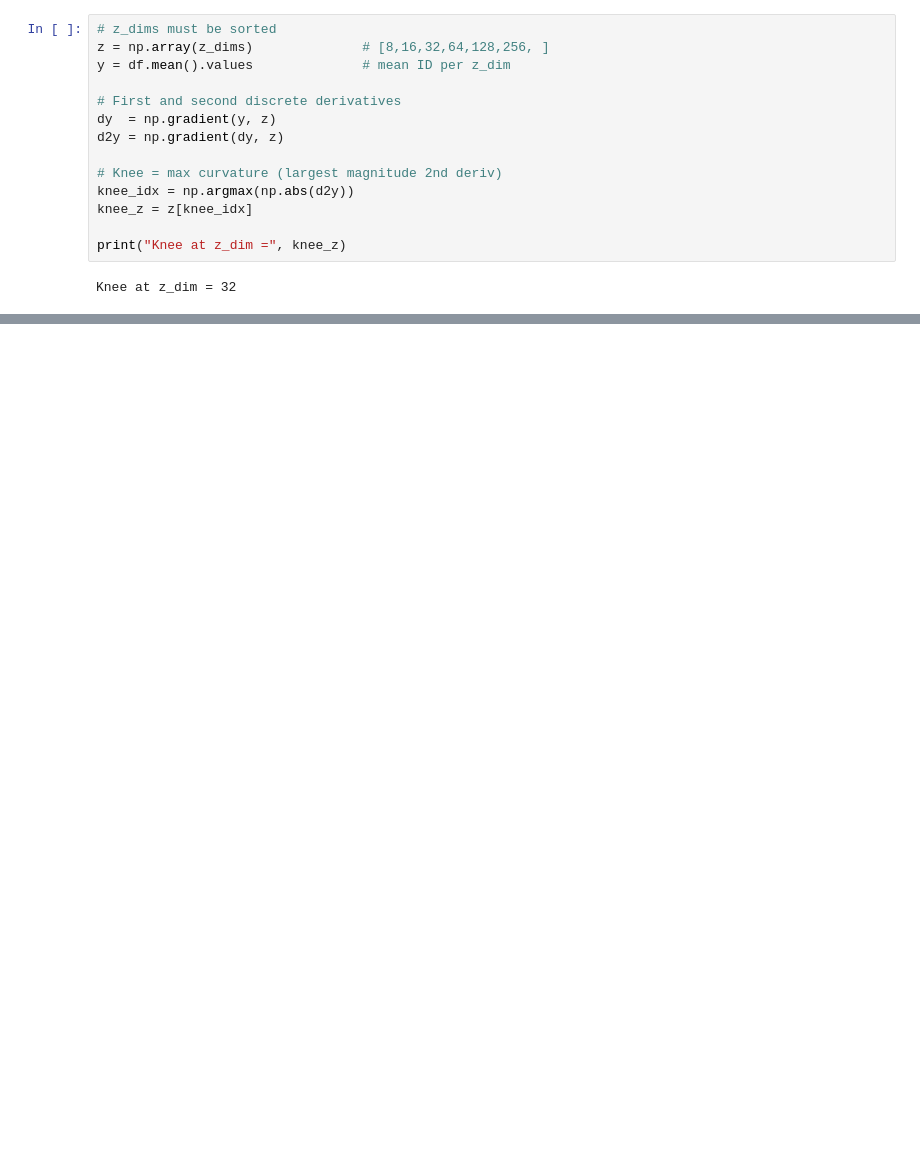
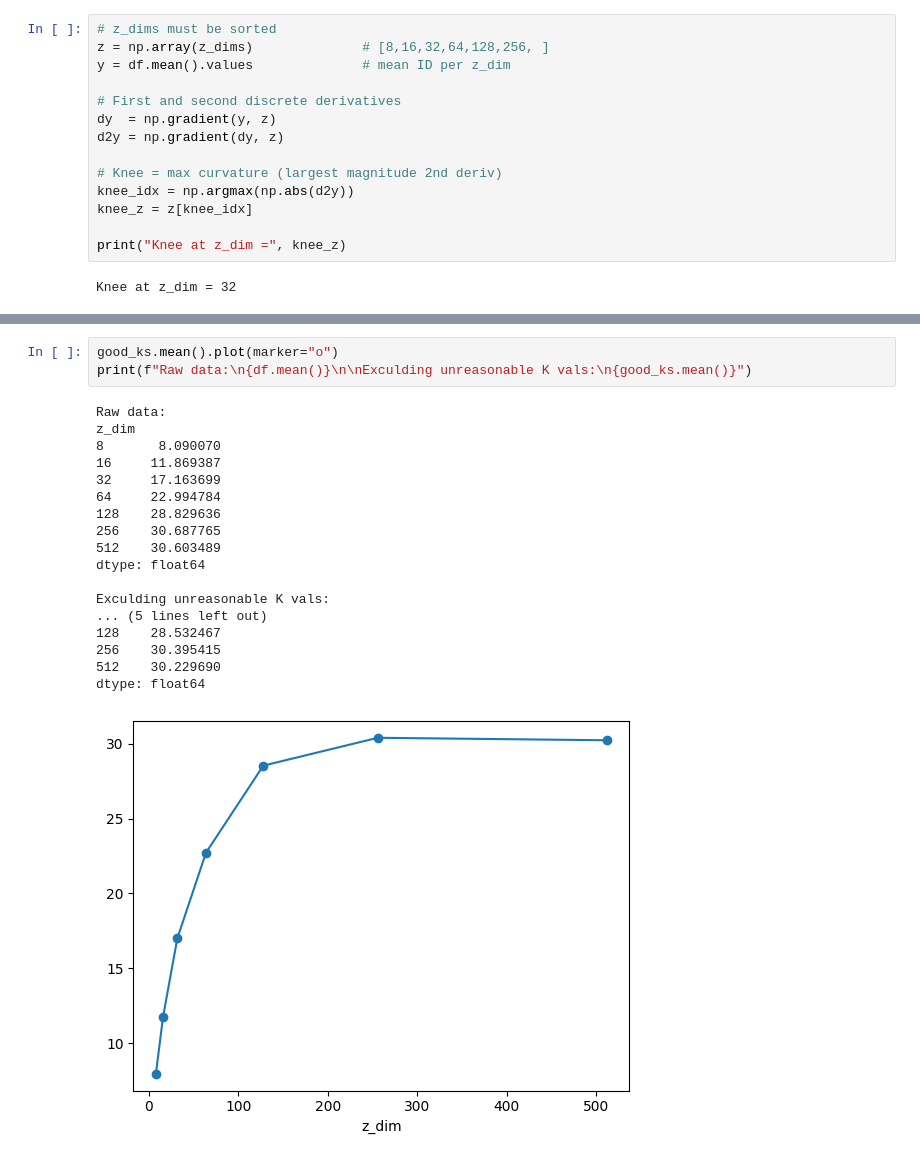
Before and after one commit to henrytheisen45/ae-latent-analysis, a Jupyter notebook: notebooks/MLE_analysis.ipynb, the cells around one changed output, grey strips where cells are left out. Drawn from its saved outputs; the diff is of its cells as text; blank space fills up the shorter version.

```diff
--- a/notebooks/MLE_analysis.ipynb
+++ b/notebooks/MLE_analysis.ipynb
@@ -66,0 +82,22 @@ Knee at z_dim = 32
+# %%
+good_ks.mean().plot(marker="o")
+print(f"Raw data:\n{df.mean()}\n\nExculding unreasonable K vals:\n{good_ks.mean()}")
+# %% [output]
+Raw data:
+z_dim
+8       8.090070
+16     11.869387
+32     17.163699
+64     22.994784
+128    28.829636
+256    30.687765
+512    30.603489
+dtype: float64
+
+Exculding unreasonable K vals:
+... (5 lines left out)
+128    28.532467
+256    30.395415
+512    30.229690
+dtype: float64
+[figure, added]
```
Also changed, not shown: parts of 5 cells of this notebook.
